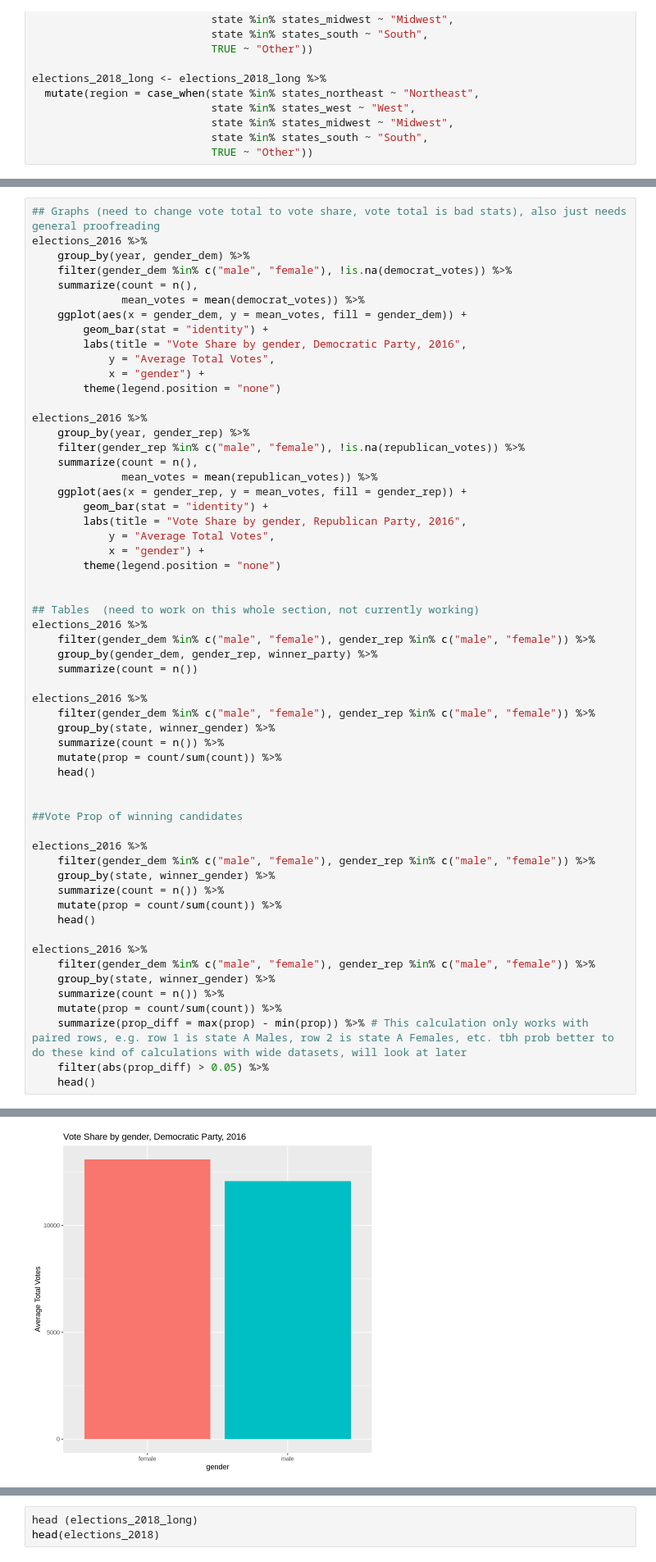
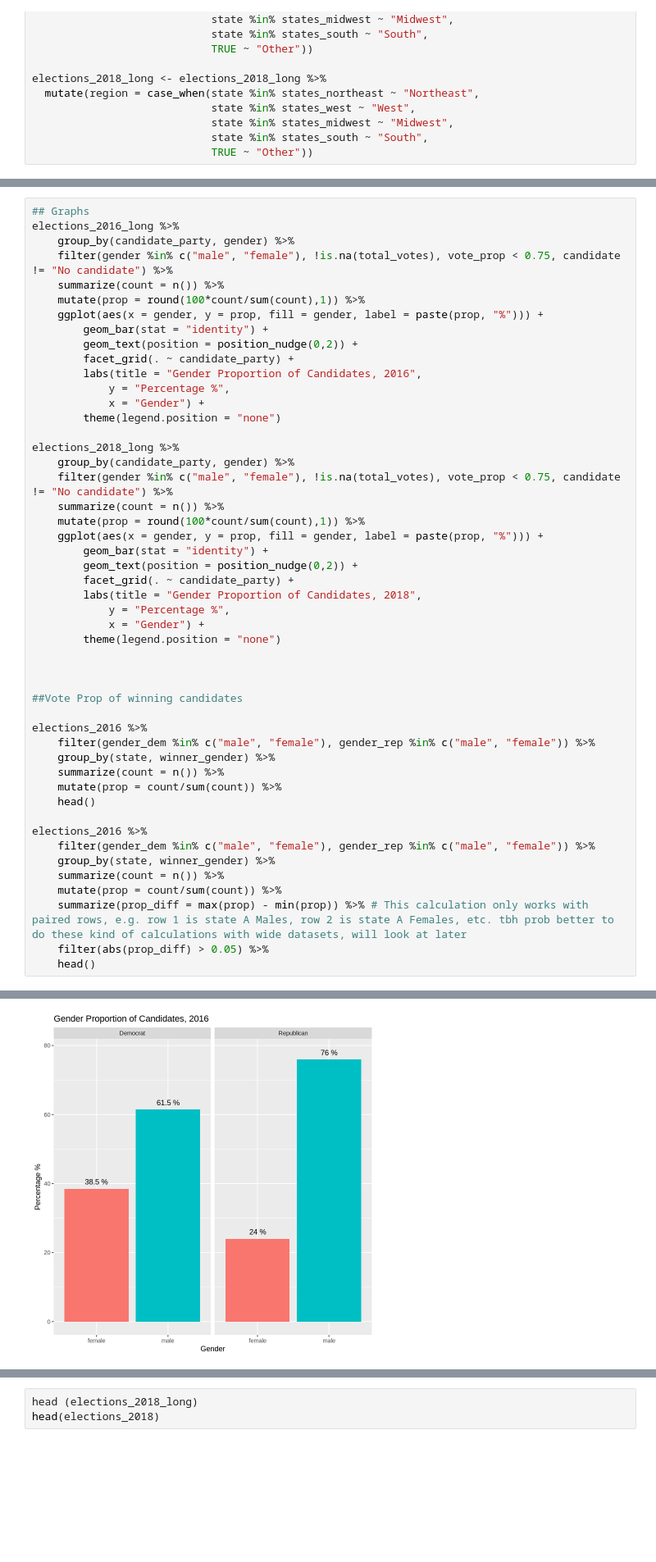
Before and after one commit to michael-bonitati-1117/final_project, a Jupyter notebook: Dataset_Analysis.ipynb, the cells around one changed output, grey strips where cells are left out. Shown at 82% size. Drawn from its saved outputs; the diff is of its cells as text; blank space fills up the shorter version.

```diff
--- a/Dataset_Analysis.ipynb
+++ b/Dataset_Analysis.ipynb
@@ -583,42 +592,33 @@ makeup_total %>%
 # %%
-## Graphs (need to change vote total to vote share, vote total is bad stats), also just needs general proofreading
-elections_2016 %>%
-    group_by(year, gender_dem) %>%
-    filter(gender_dem %in% c("male", "female"), !is.na(democrat_votes)) %>%
-    summarize(count = n(),
-              mean_votes = mean(democrat_votes)) %>%
-    ggplot(aes(x = gender_dem, y = mean_votes, fill = gender_dem)) +
+## Graphs
+elections_2016_long %>%
+    group_by(candidate_party, gender) %>%
+    filter(gender %in% c("male", "female"), !is.na(total_votes), vote_prop < 0.75, candidate != "No candidate") %>%
+    summarize(count = n()) %>%
+    mutate(prop = round(100*count/sum(count),1)) %>%
+    ggplot(aes(x = gender, y = prop, fill = gender, label = paste(prop, "%"))) +
         geom_bar(stat = "identity") +
-        labs(title = "Vote Share by gender, Democratic Party, 2016",
-            y = "Average Total Votes",
-            x = "gender") +
+        geom_text(position = position_nudge(0,2)) +
+        facet_grid(. ~ candidate_party) +
+        labs(title = "Gender Proportion of Candidates, 2016",
+            y = "Percentage %",
+            x = "Gender") +
         theme(legend.position = "none")
 
-elections_2016 %>%
-    group_by(year, gender_rep) %>%
-    filter(gender_rep %in% c("male", "female"), !is.na(republican_votes)) %>%
-    summarize(count = n(),
-              mean_votes = mean(republican_votes)) %>%
-    ggplot(aes(x = gender_rep, y = mean_votes, fill = gender_rep)) +
+elections_2018_long %>%
+    group_by(candidate_party, gender) %>%
+    filter(gender %in% c("male", "female"), !is.na(total_votes), vote_prop < 0.75, candidate != "No candidate") %>%
+    summarize(count = n()) %>%
+    mutate(prop = round(100*count/sum(count),1)) %>%
+    ggplot(aes(x = gender, y = prop, fill = gender, label = paste(prop, "%"))) +
         geom_bar(stat = "identity") +
-        labs(title = "Vote Share by gender, Republican Party, 2016",
-            y = "Average Total Votes",
-            x = "gender") +
+        geom_text(position = position_nudge(0,2)) +
+        facet_grid(. ~ candidate_party) +
+        labs(title = "Gender Proportion of Candidates, 2018",
+            y = "Percentage %",
+            x = "Gender") +
         theme(legend.position = "none")
 
-
-## Tables  (need to work on this whole section, not currently working)
-elections_2016 %>%
-    filter(gender_dem %in% c("male", "female"), gender_rep %in% c("male", "female")) %>%
-    group_by(gender_dem, gender_rep, winner_party) %>%
-    summarize(count = n())
-
-elections_2016 %>%
-    filter(gender_dem %in% c("male", "female"), gender_rep %in% c("male", "female")) %>%
-    group_by(state, winner_gender) %>%
-    summarize(count = n()) %>%
-    mutate(prop = count/sum(count)) %>%
-    head()
 
 
 ##Vote Prop of winning candidates
@@ -645 +645 @@ elections_2016 %>%
-[figure, old version]
+[figure, new version]
```
Also changed, not shown: parts of 12 cells of this notebook.
